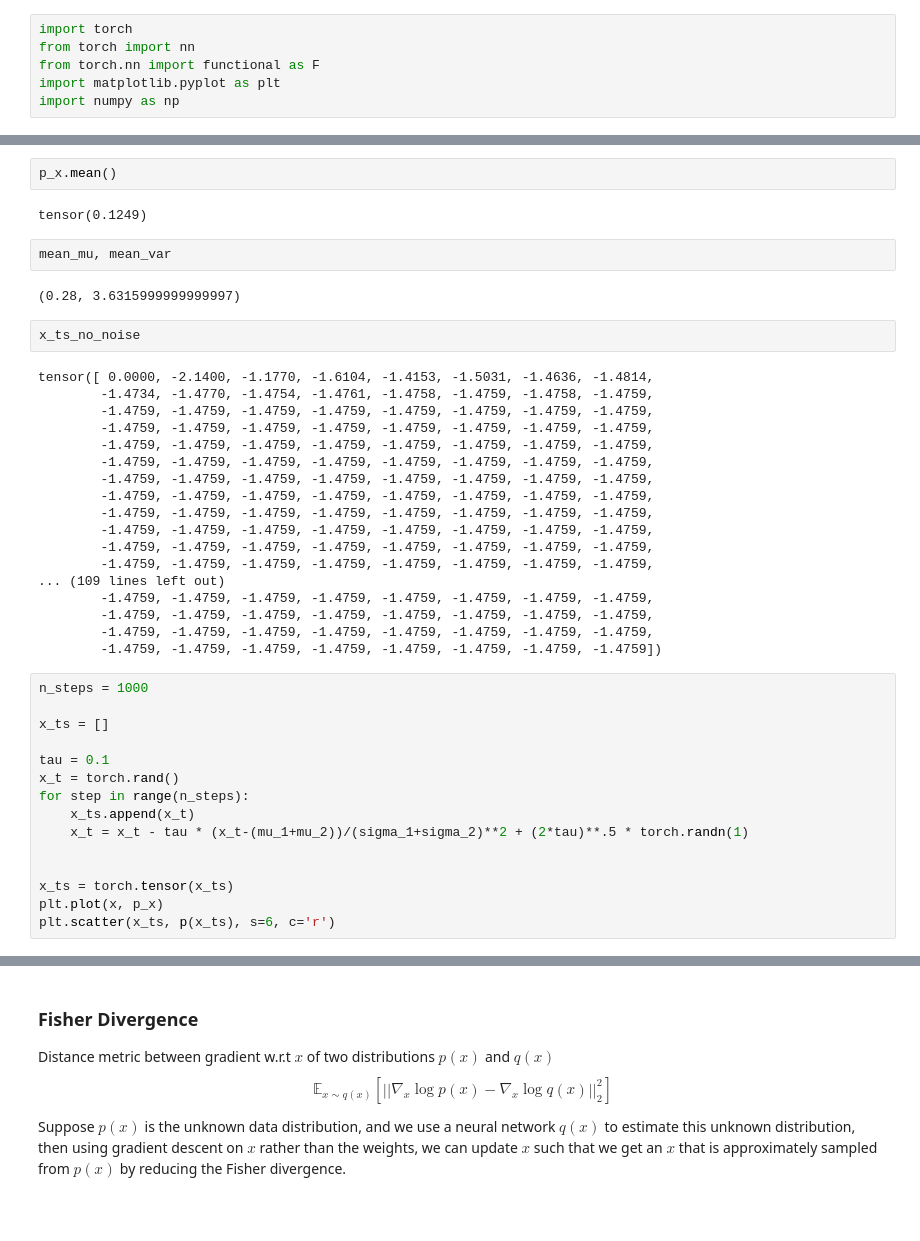
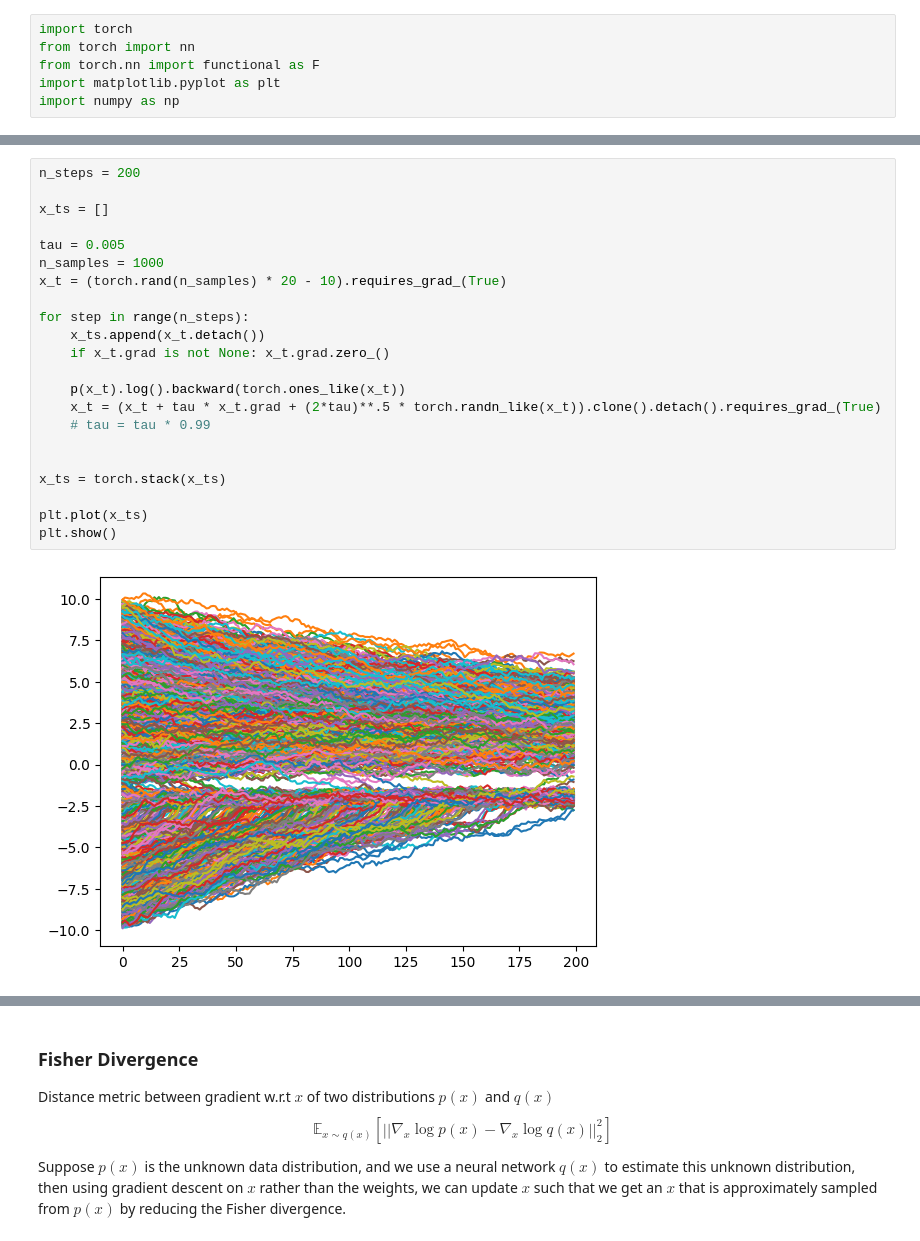
Before and after one commit to Janko-dev/generative_modeling, a Jupyter notebook: notebooks/score_based_models.ipynb, the cells around one changed output, grey strips where cells are left out. Drawn from its saved outputs; the diff is of its cells as text; blank space fills up the shorter version.

```diff
--- a/notebooks/score_based_models.ipynb
+++ b/notebooks/score_based_models.ipynb
@@ -102,43 +105,24 @@ ax2.scatter(x_ts_no_noise, p(x_ts_no_noise), s=8, c='r')
-# %%
-p_x.mean()
-# %% [output]
-tensor(0.1249)
-# %%
-mean_mu, mean_var
-# %% [output]
-(0.28, 3.6315999999999997)
-# %%
-x_ts_no_noise
-# %% [output]
-tensor([ 0.0000, -2.1400, -1.1770, -1.6104, -1.4153, -1.5031, -1.4636, -1.4814,
-        -1.4734, -1.4770, -1.4754, -1.4761, -1.4758, -1.4759, -1.4758, -1.4759,
-        -1.4759, -1.4759, -1.4759, -1.4759, -1.4759, -1.4759, -1.4759, -1.4759,
-        -1.4759, -1.4759, -1.4759, -1.4759, -1.4759, -1.4759, -1.4759, -1.4759,
-        -1.4759, -1.4759, -1.4759, -1.4759, -1.4759, -1.4759, -1.4759, -1.4759,
-        -1.4759, -1.4759, -1.4759, -1.4759, -1.4759, -1.4759, -1.4759, -1.4759,
-        -1.4759, -1.4759, -1.4759, -1.4759, -1.4759, -1.4759, -1.4759, -1.4759,
-        -1.4759, -1.4759, -1.4759, -1.4759, -1.4759, -1.4759, -1.4759, -1.4759,
-        -1.4759, -1.4759, -1.4759, -1.4759, -1.4759, -1.4759, -1.4759, -1.4759,
-        -1.4759, -1.4759, -1.4759, -1.4759, -1.4759, -1.4759, -1.4759, -1.4759,
-        -1.4759, -1.4759, -1.4759, -1.4759, -1.4759, -1.4759, -1.4759, -1.4759,
-        -1.4759, -1.4759, -1.4759, -1.4759, -1.4759, -1.4759, -1.4759, -1.4759,
-... (109 lines left out)
-        -1.4759, -1.4759, -1.4759, -1.4759, -1.4759, -1.4759, -1.4759, -1.4759,
-        -1.4759, -1.4759, -1.4759, -1.4759, -1.4759, -1.4759, -1.4759, -1.4759,
-        -1.4759, -1.4759, -1.4759, -1.4759, -1.4759, -1.4759, -1.4759, -1.4759,
-        -1.4759, -1.4759, -1.4759, -1.4759, -1.4759, -1.4759, -1.4759, -1.4759])
 # %%
-n_steps = 1000
+n_steps = 200
 
 x_ts = []
 
-tau = 0.1
-x_t = torch.rand()
+tau = 0.005
+n_samples = 1000
+x_t = (torch.rand(n_samples) * 20 - 10).requires_grad_(True)
+
 for step in range(n_steps):
-    x_ts.append(x_t)
-    x_t = x_t - tau * (x_t-(mu_1+mu_2))/(sigma_1+sigma_2)**2 + (2*tau)**.5 * torch.randn(1)
+    x_ts.append(x_t.detach())
+    if x_t.grad is not None: x_t.grad.zero_()
+
+    p(x_t).log().backward(torch.ones_like(x_t))
+    x_t = (x_t + tau * x_t.grad + (2*tau)**.5 * torch.randn_like(x_t)).clone().detach().requires_grad_(True)
+    # tau = tau * 0.99
 
 
-x_ts = torch.tensor(x_ts)
-plt.plot(x, p_x)
-plt.scatter(x_ts, p(x_ts), s=6, c='r')
+x_ts = torch.stack(x_ts)
+
+plt.plot(x_ts)
+plt.show()
+# %% [output]
+[figure, added]
```
Also changed, not shown: parts of 5 cells of this notebook, 2 other files.
